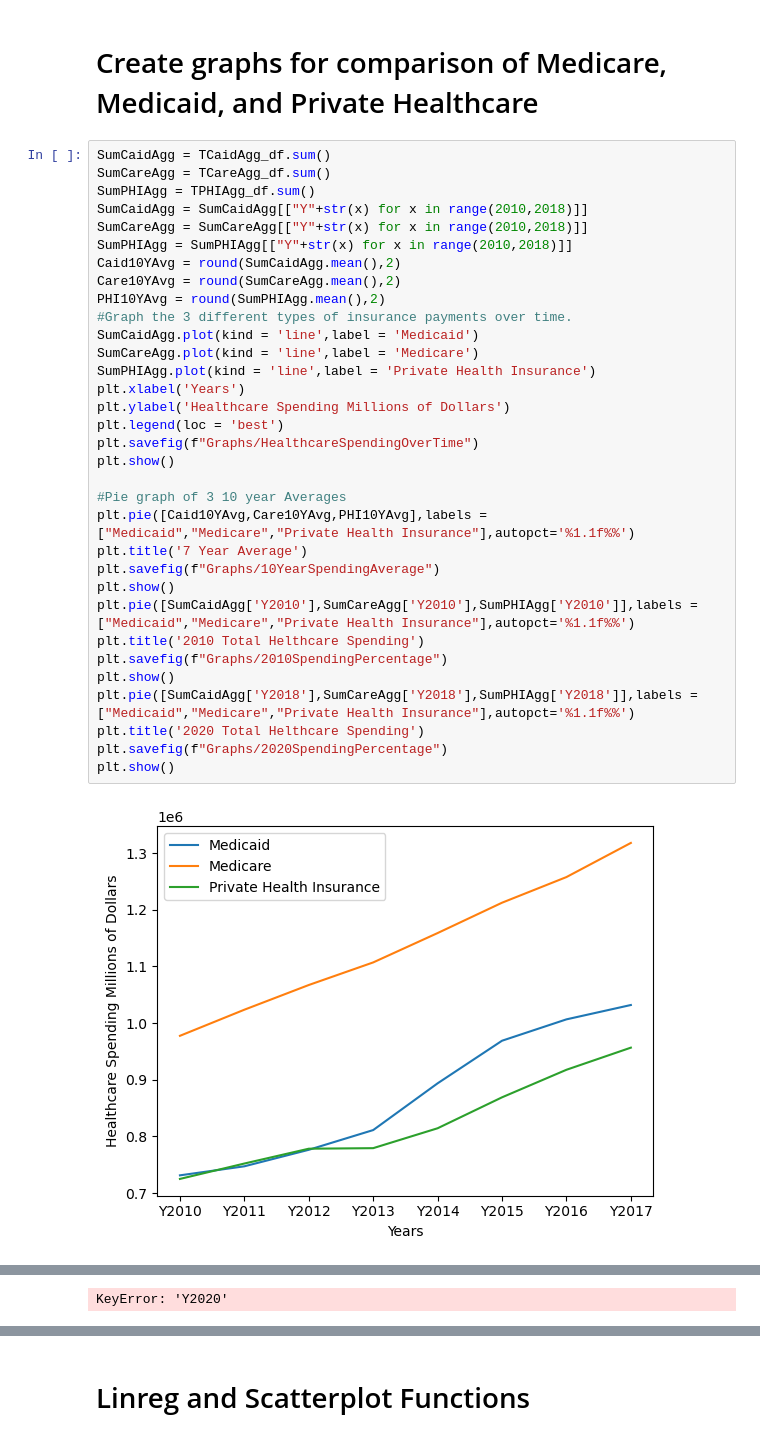
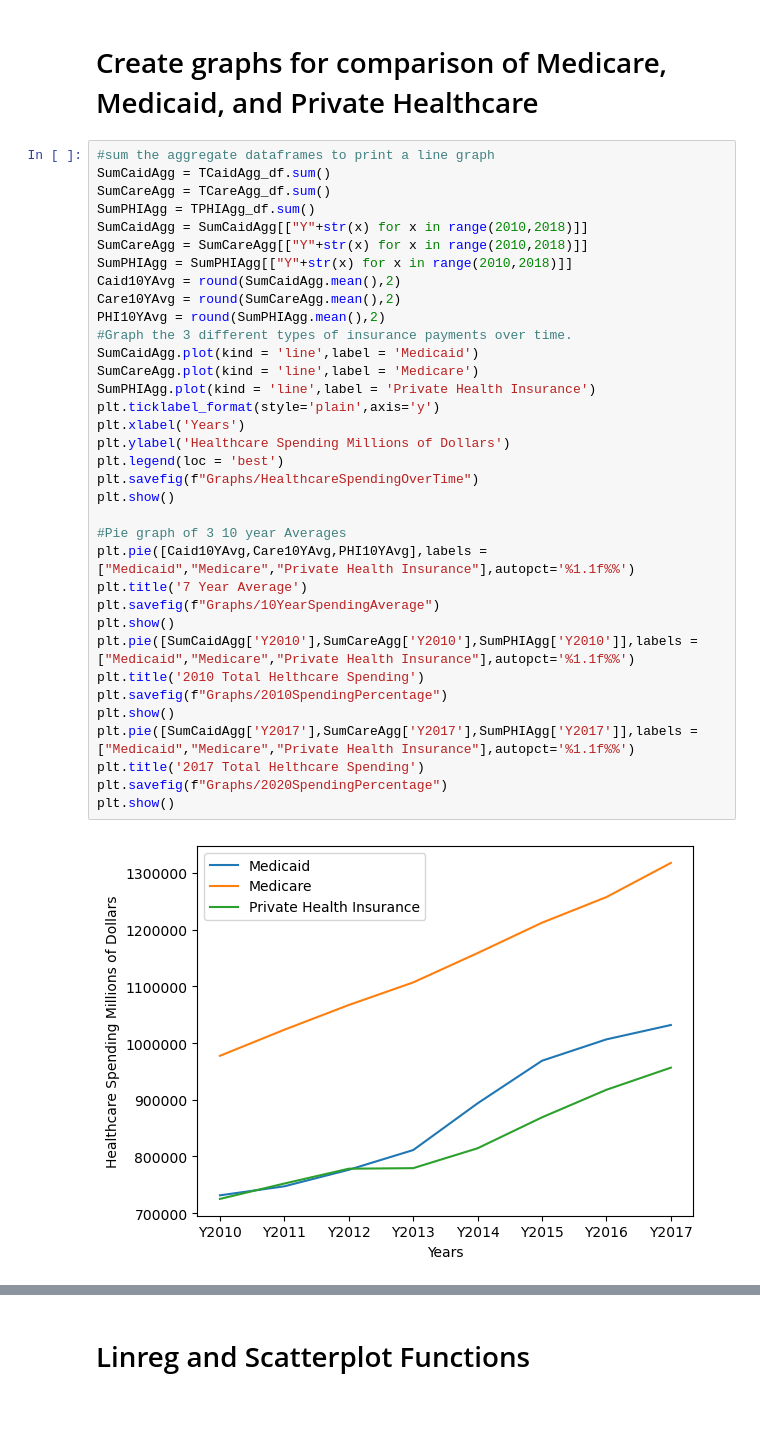
Before and after one commit to fuijo/Team-3-The-Outliers, a Jupyter notebook: HealthSpending.ipynb, the cells around one changed output, grey strips where cells are left out. Saved outputs shown, nothing was run; the diff lists cells and outputs as text; blank space fills up the shorter version.

```diff
--- a/HealthSpending.ipynb
+++ b/HealthSpending.ipynb
@@ -153,40 +142,41 @@ See the caveats in the documentation: https://pandas.pydata.org/pandas-docs/stab
 # %% [markdown]
 # Create graphs for comparison of Medicare, Medicaid, and Private Healthcare
 # %%
+#sum the aggregate dataframes to print a line graph
 SumCaidAgg = TCaidAgg_df.sum()
 SumCareAgg = TCareAgg_df.sum()
 SumPHIAgg = TPHIAgg_df.sum()
 SumCaidAgg = SumCaidAgg[["Y"+str(x) for x in range(2010,2018)]]
 SumCareAgg = SumCareAgg[["Y"+str(x) for x in range(2010,2018)]]
 SumPHIAgg = SumPHIAgg[["Y"+str(x) for x in range(2010,2018)]]
 Caid10YAvg = round(SumCaidAgg.mean(),2)
 Care10YAvg = round(SumCareAgg.mean(),2)
 PHI10YAvg = round(SumPHIAgg.mean(),2)
 #Graph the 3 different types of insurance payments over time.
 SumCaidAgg.plot(kind = 'line',label = 'Medicaid')
 SumCareAgg.plot(kind = 'line',label = 'Medicare')
 SumPHIAgg.plot(kind = 'line',label = 'Private Health Insurance')
+plt.ticklabel_format(style='plain',axis='y')
 plt.xlabel('Years')
 plt.ylabel('Healthcare Spending Millions of Dollars')
 plt.legend(loc = 'best')
 plt.savefig(f"Graphs/HealthcareSpendingOverTime")
 plt.show()
 
 #Pie graph of 3 10 year Averages
 plt.pie([Caid10YAvg,Care10YAvg,PHI10YAvg],labels = ["Medicaid","Medicare","Private Health Insurance"],autopct='%1.1f%%')
 plt.title('7 Year Average')
 plt.savefig(f"Graphs/10YearSpendingAverage")
 plt.show()
 plt.pie([SumCaidAgg['Y2010'],SumCareAgg['Y2010'],SumPHIAgg['Y2010']],labels = ["Medicaid","Medicare","Private Health Insurance"],autopct='%1.1f%%')
 plt.title('2010 Total Helthcare Spending')
 plt.savefig(f"Graphs/2010SpendingPercentage")
 plt.show()
-plt.pie([SumCaidAgg['Y2018'],SumCareAgg['Y2018'],SumPHIAgg['Y2018']],labels = ["Medicaid","Medicare","Private Health Insurance"],autopct='%1.1f%%')
-plt.title('2020 Total Helthcare Spending')
+plt.pie([SumCaidAgg['Y2017'],SumCareAgg['Y2017'],SumPHIAgg['Y2017']],labels = ["Medicaid","Medicare","Private Health Insurance"],autopct='%1.1f%%')
+plt.title('2017 Total Helthcare Spending')
 plt.savefig(f"Graphs/2020SpendingPercentage")
 plt.show()
 # %% [output]
-[figure, old version]
+[figure, new version]
 [figure]
 [figure]
-KeyError: 'Y2020'
```
Also changed, not shown: parts of 4 cells of this notebook.
